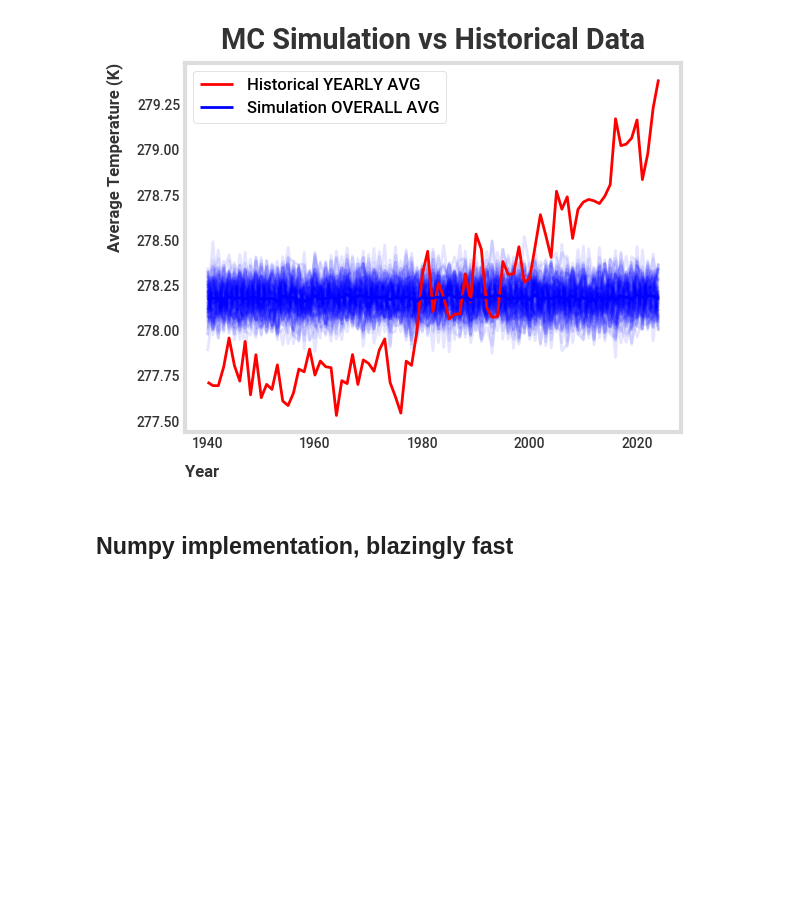
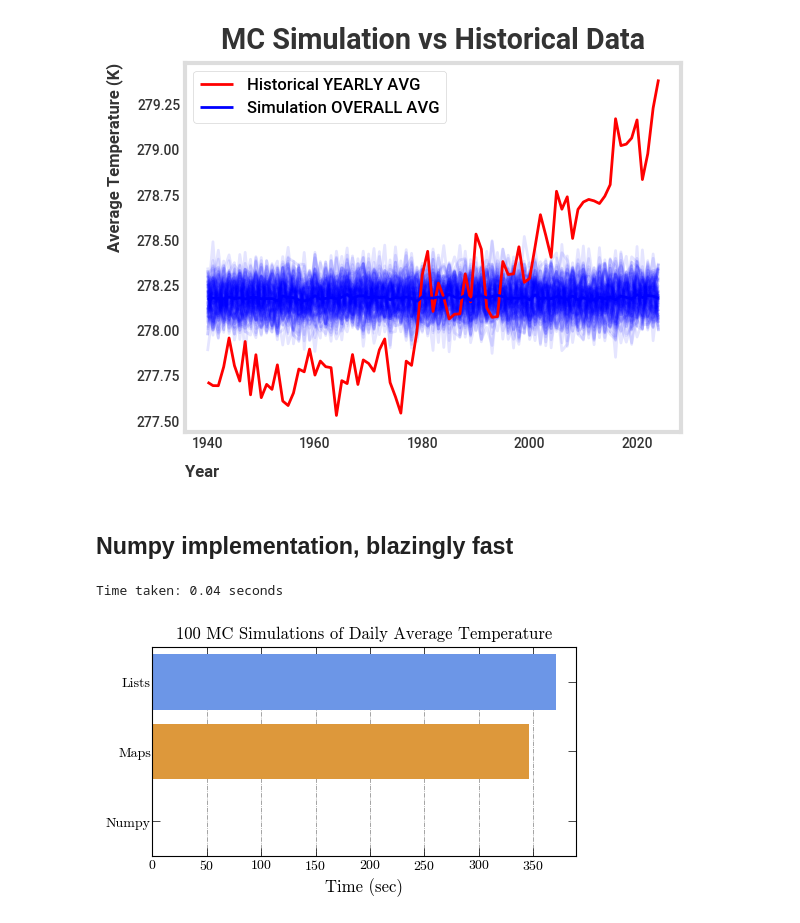
Before and after one commit to iragca/compstat-research, a Jupyter notebook: notebooks/5.0-iragca-monte-carlo-test.ipynb, the cells around one changed output. Cells and saved outputs as stored; diff of their text form; code cells hidden in the pictures; blank space fills up the shorter version.

```diff
--- a/notebooks/5.0-iragca-monte-carlo-test.ipynb
+++ b/notebooks/5.0-iragca-monte-carlo-test.ipynb
@@ -90,12 +110,38 @@ def simulate_yearly_averages(temp_data, start_year, n_years, n_iterations=100):
 
     return years, results
 # %%
+import time
+start_time = time.time()
 years, simulated_data = simulate_yearly_averages(
     temp_data=daily_temp,
     start_year=1940,
     n_years=85,
     n_iterations=100
 )
+print(f"Time taken: {time.time() - start_time:.2f} seconds")
+# %% [output]
+Time taken: 0.04 seconds
+# %%
+from compstat_research.config import FIGURES_DIR
+
+comparison = pl.DataFrame({
+    "Time (sec)" : [371.0,346.0,0.04],
+    "Implementation" : [
+        "Lists",
+        "Maps",
+        "Numpy",
+    ],
+})
+
+# Create the plot with custom labels
+sns.barplot(data=comparison, y="Implementation", x="Time (sec)", orient="h", hue="Implementation")
+# plt.yticks([])
+plt.ylabel("")
+plt.title("100 MC Simulations of Daily Average Temperature")
+plt.tight_layout()
+plt.savefig(FIGURES_DIR / "numpy_vs_lists_vs_maps.svg", transparent=True)
+# %% [output]
+[figure, added]
 # %%
 # plt.figure(figsize=(12, 6))
 # Plot all Monte Carlo iterations (lighter color)
```
Also changed, not shown: parts of 10 cells of this notebook, 7 other files.
